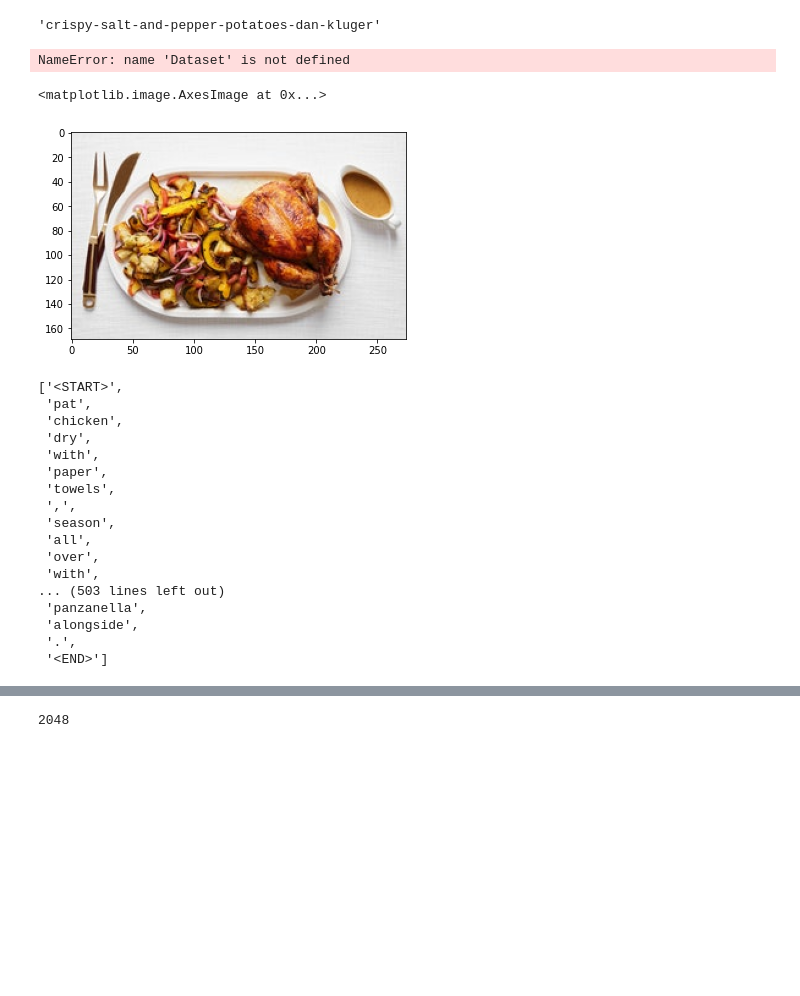
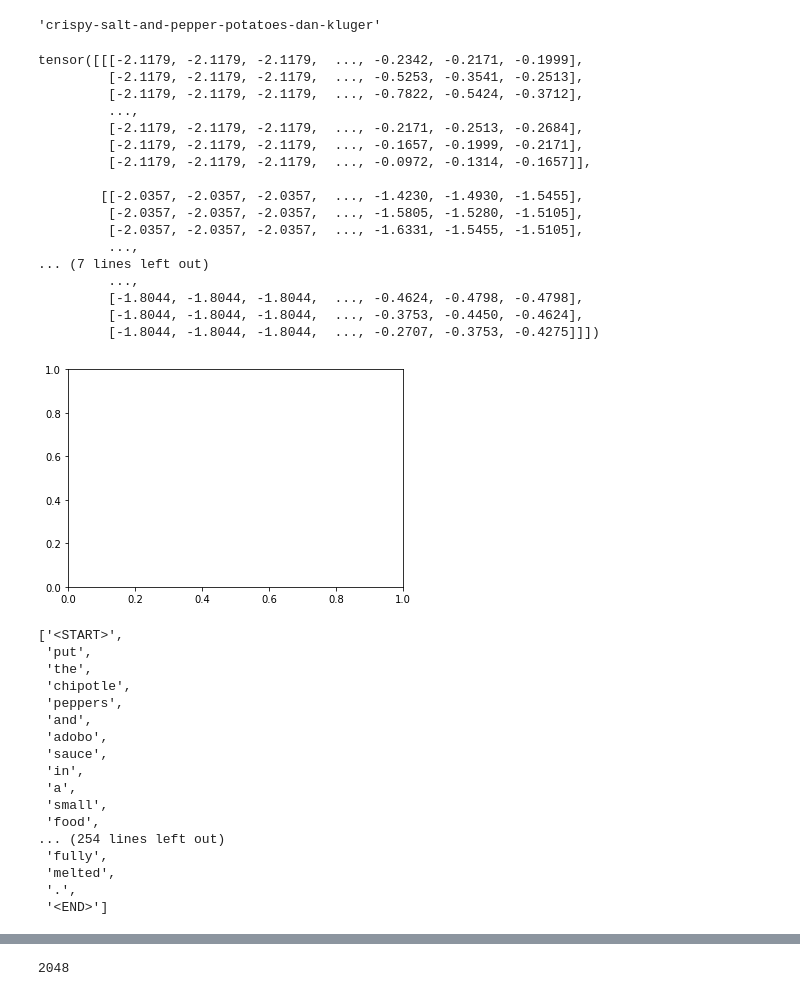
Before and after one commit to ewang97/RecipeGenerator, a Jupyter notebook: data_sandboxing.ipynb, the cells around one changed output, grey strips where cells are left out. Drawn from its saved outputs; the diff is of its cells as text; code cells hidden in the pictures; blank space fills up the shorter version.

Commit message:
modified dataset class to clean the dataset for training

```diff
--- a/data_sandboxing.ipynb
+++ b/data_sandboxing.ipynb
@@ -108,7 +108,8 @@ class CustomDataset(Dataset):
         init_df = pd.read_csv(recipe_csv)
         ###TODO cleaning function :
         # clean_df = init_df.dropna(subset=['Instructions'], inplace=True)
-        clean_df = init_df
+        clean_df = init_df[init_df["Image_Name"] != '#NAME?']
+
         self.recipe_df = clean_df
         self.tokenizer = get_tokenizer('basic_english')
 
@@ -122,6 +123,7 @@ class CustomDataset(Dataset):
     def __getitem__(self, index):
         img_file = os.path.join(self.img_dir, self.recipe_df.iloc[index,4] + '.jpg')
         img = Image.open(img_file)
+        img = img.convert('RGB')
         img_name = self.recipe_df.iloc[index,1]
         recipe = self.recipe_df.iloc[index,3]
 
@@ -132,40 +134,54 @@ class CustomDataset(Dataset):
 
 
         if self.transform:
-            sample = self.transform(img)
+            img = self.transform(img)
 
         return img, torch.tensor(recipe_tokens)
-# %% [output]
-NameError: name 'Dataset' is not defined
 # %%
 torch_data = CustomDataset(recipe_csv='Food Ingredients and Recipe Dataset with Image Name Mapping.csv',
                                     img_dir='Food Images', transform=train_transforms)
 # %%
-img,recipe_tokens = torch_data[0]
+img,recipe_tokens = torch_data[10]
 
 fig, ax = plt.subplots()
-ax.imshow(img)
+img
 # %% [output]
-<matplotlib.image.AxesImage at 0x...>
+tensor([[[-2.1179, -2.1179, -2.1179,  ..., -0.2342, -0.2171, -0.1999],
+         [-2.1179, -2.1179, -2.1179,  ..., -0.5253, -0.3541, -0.2513],
+         [-2.1179, -2.1179, -2.1179,  ..., -0.7822, -0.5424, -0.3712],
+         ...,
+         [-2.1179, -2.1179, -2.1179,  ..., -0.2171, -0.2513, -0.2684],
+         [-2.1179, -2.1179, -2.1179,  ..., -0.1657, -0.1999, -0.2171],
+         [-2.1179, -2.1179, -2.1179,  ..., -0.0972, -0.1314, -0.1657]],
+
+        [[-2.0357, -2.0357, -2.0357,  ..., -1.4230, -1.4930, -1.5455],
+         [-2.0357, -2.0357, -2.0357,  ..., -1.5805, -1.5280, -1.5105],
+         [-2.0357, -2.0357, -2.0357,  ..., -1.6331, -1.5455, -1.5105],
+         ...,
+... (7 lines left out)
+         ...,
+         [-1.8044, -1.8044, -1.8044,  ..., -0.4624, -0.4798, -0.4798],
+         [-1.8044, -1.8044, -1.8044,  ..., -0.3753, -0.4450, -0.4624],
+         [-1.8044, -1.8044, -1.8044,  ..., -0.2707, -0.3753, -0.4275]]])
-[figure, old version]
+[figure, new version]
 # %%
 [torch_data.vocab.itos[token] for token in recipe_tokens.tolist()]
 # %% [output]
 ['<START>',
- 'pat',
- 'chicken',
- 'dry',
- 'with',
- 'paper',
- 'towels',
- ',',
- 'season',
- 'all',
- 'over',
- 'with',
-... (503 lines left out)
- 'panzanella',
- 'alongside',
+ 'put',
+ 'the',
+ 'chipotle',
+ 'peppers',
+ 'and',
+ 'adobo',
+ 'sauce',
+ 'in',
+ 'a',
+ 'small',
+ 'food',
+... (254 lines left out)
+ 'fully',
+ 'melted',
  '.',
  '<END>']
 # %%
```
Also changed, not shown: parts of 1 cell of this notebook.
